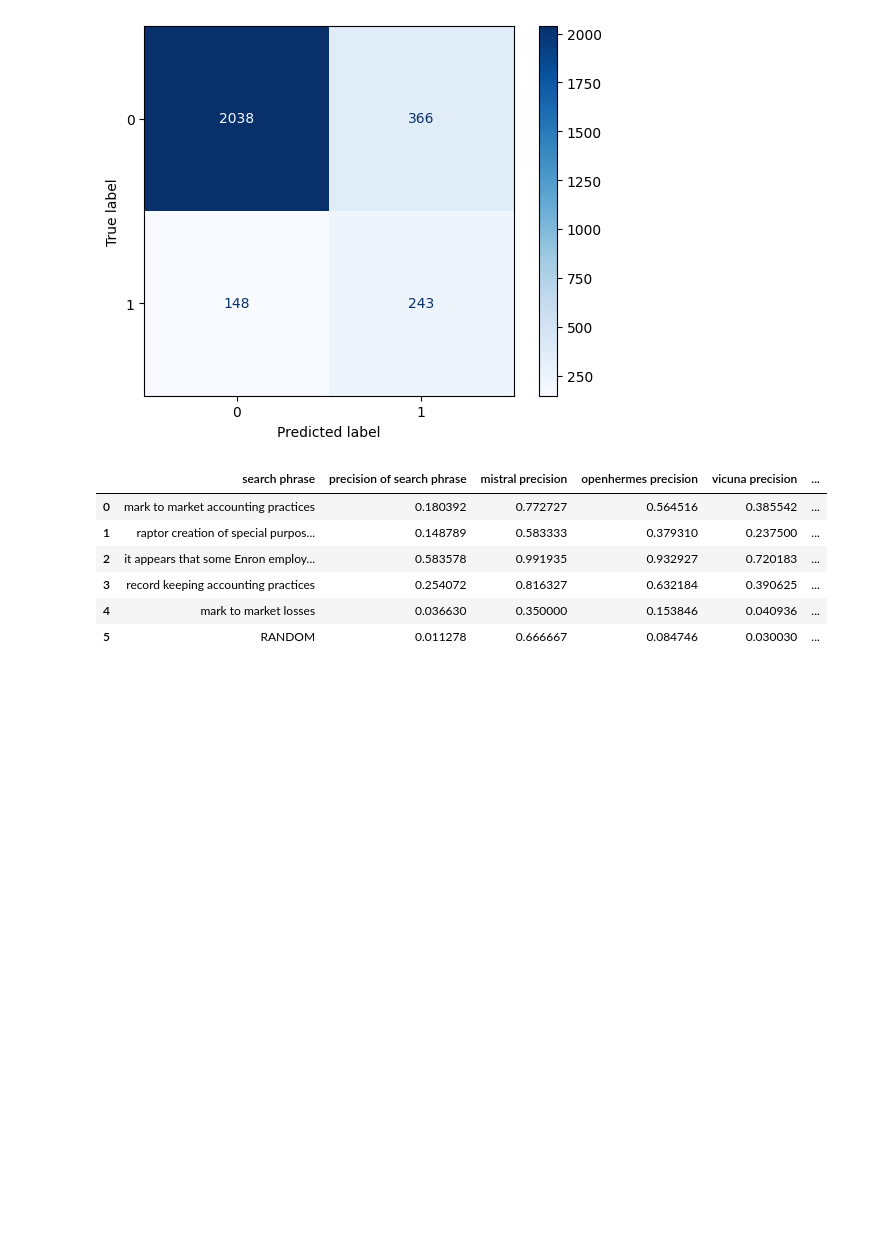
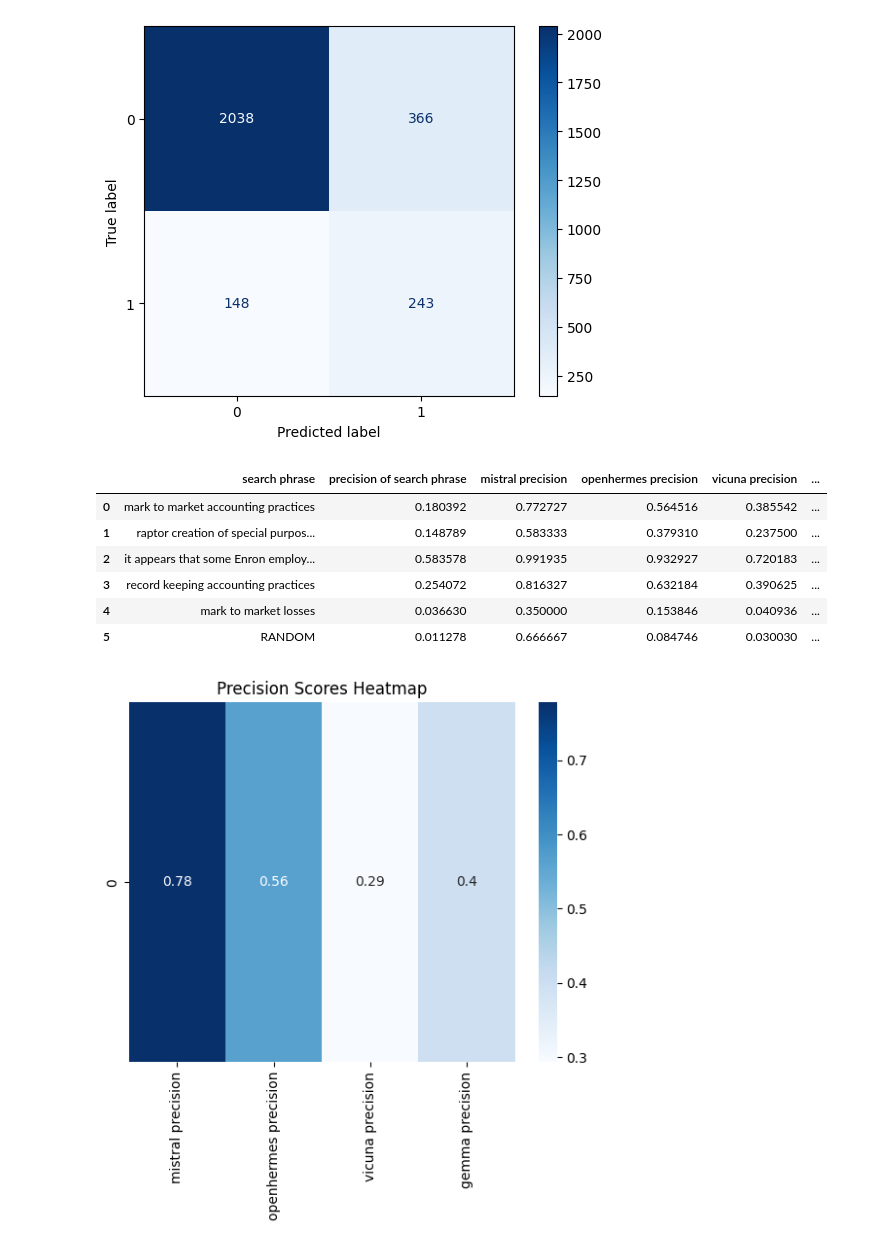
Before and after one commit to kariato/GTPracticum, a Jupyter notebook: EDA/Labeling_rag.ipynb, the cells around one changed output. Cells and saved outputs as stored; diff of their text form; code cells hidden in the pictures; blank space fills up the shorter version.

```diff
--- a/EDA/Labeling_rag.ipynb
+++ b/EDA/Labeling_rag.ipynb
@@ -142,3 +147,20 @@ scores_df
 | 3 | record keeping accounting practices | 0.254072 | 0.816327 | 0.632184 | 0.390625 | ... |
 | 4 | mark to market losses | 0.036630 | 0.350000 | 0.153846 | 0.040936 | ... |
 | 5 | RANDOM | 0.011278 | 0.666667 | 0.084746 | 0.030030 | ... |
+# %%
+phase_score={}
+phase_recall={}
+for j in one_shots:
+    y_val_proba=df[f'{j}_score']
+    y_value=df['label']
+    threshold=find_threshold_at_recall_target(y_value,y_val_proba,recall_target=target_threshold)
+    y_pred_adj=adj_class(y_val_proba,threshold)
+    phase_score[f'{j} precision']=precision_score(y_value,y_pred_adj)
+    phase_recall[f'{j} recall']=recall_score(y_value,y_pred_adj)
+ds_df=pd.DataFrame([phase_score])
+# %%
+sns.heatmap(ds_df,annot=True, cmap='Blues')
+plt.title('Precision Scores Heatmap')
+plt.show()
+# %% [output]
+[figure, added]
```
Also changed, not shown: parts of 5 cells of this notebook, 4 other files.
